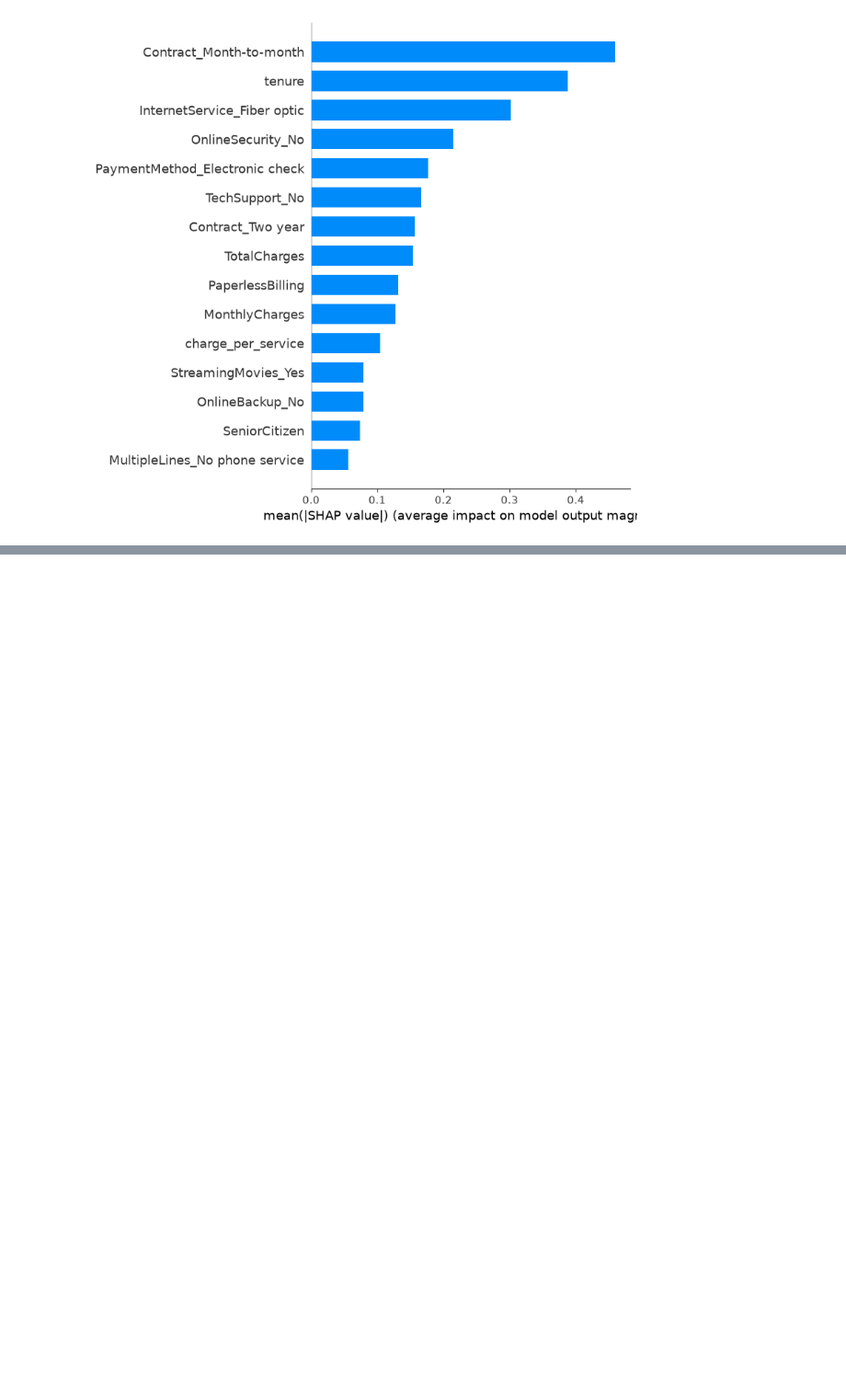
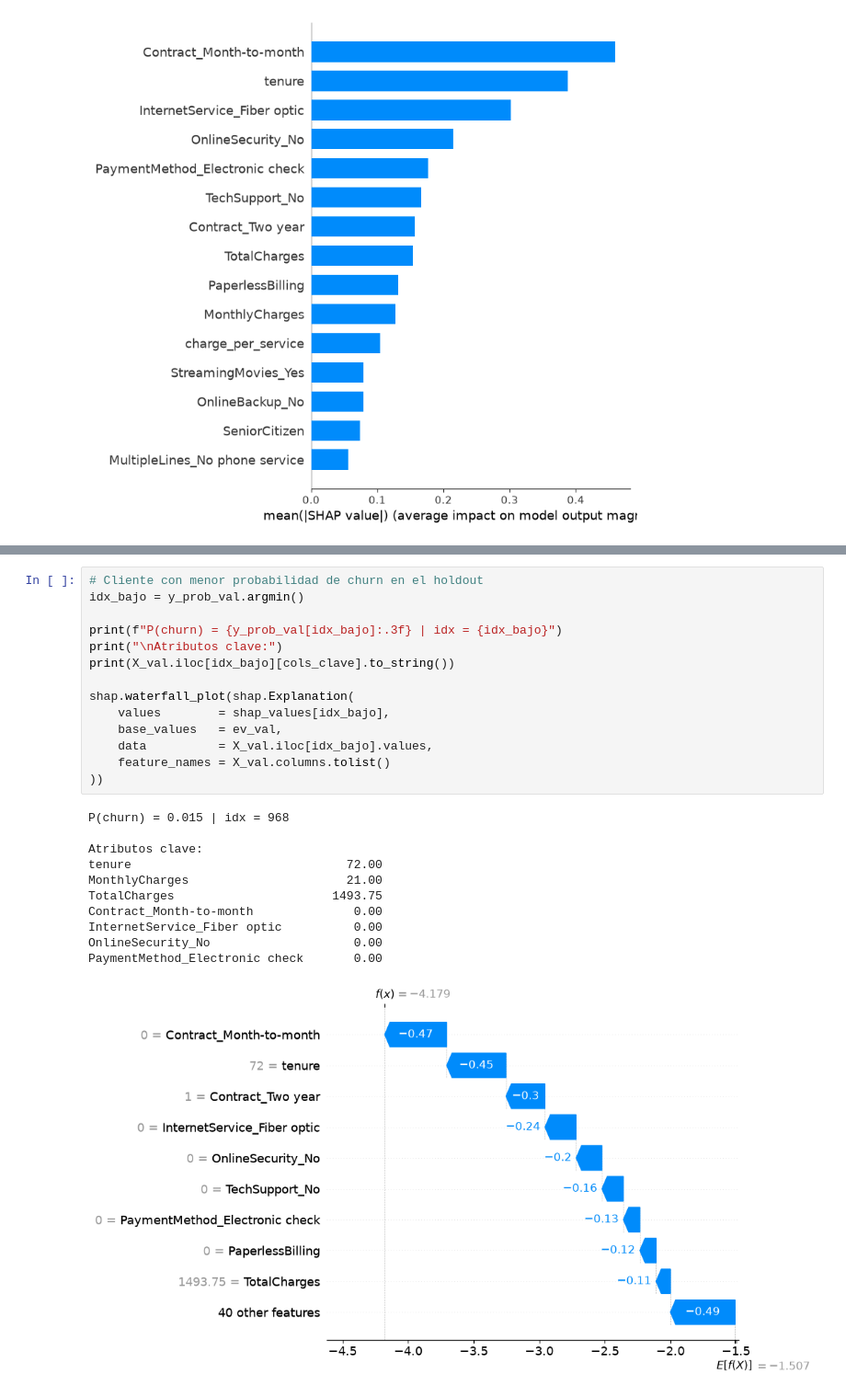
Before and after one commit to Benja726/ml, a Jupyter notebook: churn-obligatorio.ipynb, the cells around one changed output, grey strips where cells are left out. Shown at 92% size. Saved outputs shown, nothing was run; the diff lists cells and outputs as text; blank space fills up the shorter version.

```diff
--- a/churn-obligatorio.ipynb
+++ b/churn-obligatorio.ipynb
@@ -1253,0 +1295,26 @@ shap.summary_plot(
+# %%
+# Cliente con menor probabilidad de churn en el holdout
+idx_bajo = y_prob_val.argmin()
+
+print(f"P(churn) = {y_prob_val[idx_bajo]:.3f} | idx = {idx_bajo}")
+print("\nAtributos clave:")
+print(X_val.iloc[idx_bajo][cols_clave].to_string())
+
+shap.waterfall_plot(shap.Explanation(
+    values        = shap_values[idx_bajo],
+    base_values   = ev_val,
+    data          = X_val.iloc[idx_bajo].values,
+    feature_names = X_val.columns.tolist()
+))
+# %% [output]
+P(churn) = 0.015 | idx = 968
+
+Atributos clave:
+tenure                              72.00
+MonthlyCharges                      21.00
+TotalCharges                      1493.75
+Contract_Month-to-month              0.00
+InternetService_Fiber optic          0.00
+OnlineSecurity_No                    0.00
+PaymentMethod_Electronic check       0.00
+[figure, added]
```
Also changed, not shown: parts of 6 cells of this notebook, 2 other files.
